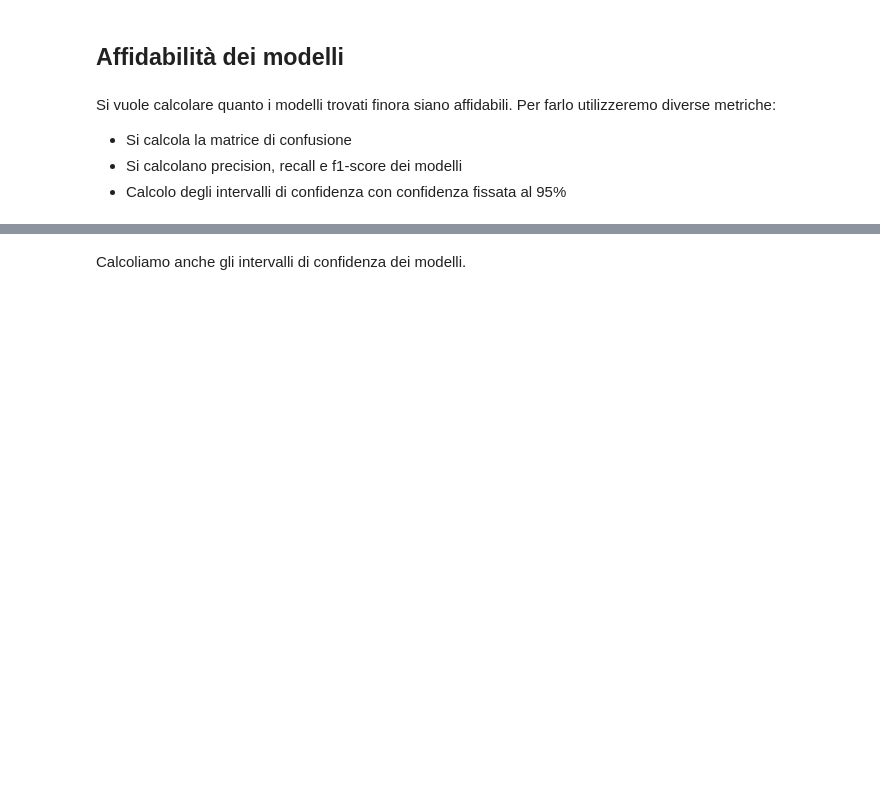
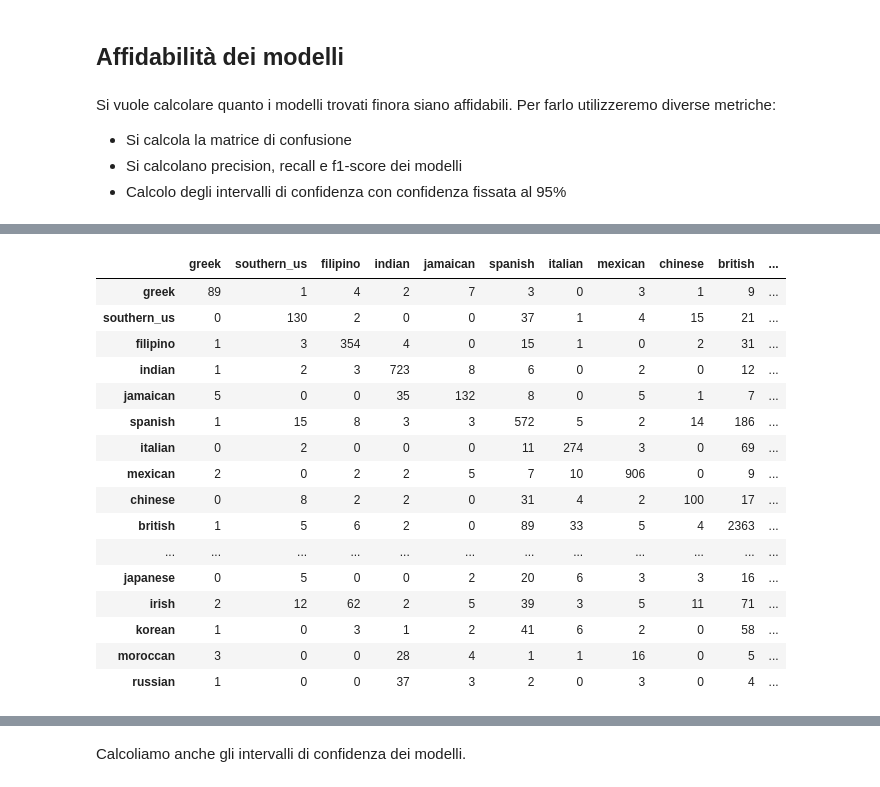
Before and after one commit to volpepe/Cooking-Challenge, a Jupyter notebook: Progetto.ipynb, the cells around one changed output, grey strips where cells are left out. Cells and saved outputs as stored; diff of their text form; code cells hidden in the pictures; blank space fills up the shorter version.

```diff
--- a/Progetto.ipynb
+++ b/Progetto.ipynb
@@ -603,0 +625,3 @@ Si vuole calcolare quanto i modelli trovati finora siano affidabili. Per farlo u
+# %%
+with open("what's_cooking_website/models/model_logreg.bin", "rb") as f:
+    model_logreg_conf_test = pickle.load(f)
@@ -618,6 +663,24 @@ conf_perc
 # %%
 #matrice di confusione del modello di regressione logistica
-conf_logreg = pd.DataFrame(confusion_matrix_calculation(gs_logreg.best_estimator_), index=average.keys(), columns=average.keys())
+conf_logreg = pd.DataFrame(confusion_matrix_calculation(model_logreg_conf_test), index=average.keys(), columns=average.keys())
 conf_logreg
+# %% [output]
+|  | greek | southern_us | filipino | indian | jamaican | spanish | italian | mexican | chinese | british | ... |
+| greek | 89 | 1 | 4 | 2 | 7 | 3 | 0 | 3 | 1 | 9 | ... |
+| southern_us | 0 | 130 | 2 | 0 | 0 | 37 | 1 | 4 | 15 | 21 | ... |
+| filipino | 1 | 3 | 354 | 4 | 0 | 15 | 1 | 0 | 2 | 31 | ... |
+| indian | 1 | 2 | 3 | 723 | 8 | 6 | 0 | 2 | 0 | 12 | ... |
+| jamaican | 5 | 0 | 0 | 35 | 132 | 8 | 0 | 5 | 1 | 7 | ... |
+| spanish | 1 | 15 | 8 | 3 | 3 | 572 | 5 | 2 | 14 | 186 | ... |
+| italian | 0 | 2 | 0 | 0 | 0 | 11 | 274 | 3 | 0 | 69 | ... |
+| mexican | 2 | 0 | 2 | 2 | 5 | 7 | 10 | 906 | 0 | 9 | ... |
+| chinese | 0 | 8 | 2 | 2 | 0 | 31 | 4 | 2 | 100 | 17 | ... |
+| british | 1 | 5 | 6 | 2 | 0 | 89 | 33 | 5 | 4 | 2363 | ... |
+| ... | ... | ... | ... | ... | ... | ... | ... | ... | ... | ... | ... |
+| japanese | 0 | 5 | 0 | 0 | 2 | 20 | 6 | 3 | 3 | 16 | ... |
+| irish | 2 | 12 | 62 | 2 | 5 | 39 | 3 | 5 | 11 | 71 | ... |
+| korean | 1 | 0 | 3 | 1 | 2 | 41 | 6 | 2 | 0 | 58 | ... |
+| moroccan | 3 | 0 | 0 | 28 | 4 | 1 | 1 | 16 | 0 | 5 | ... |
+| russian | 1 | 0 | 0 | 37 | 3 | 2 | 0 | 3 | 0 | 4 | ... |
 # %%
 #matrice di confusione del modello SVM
```
Also changed, not shown: parts of 24 cells of this notebook, 1 other file.
